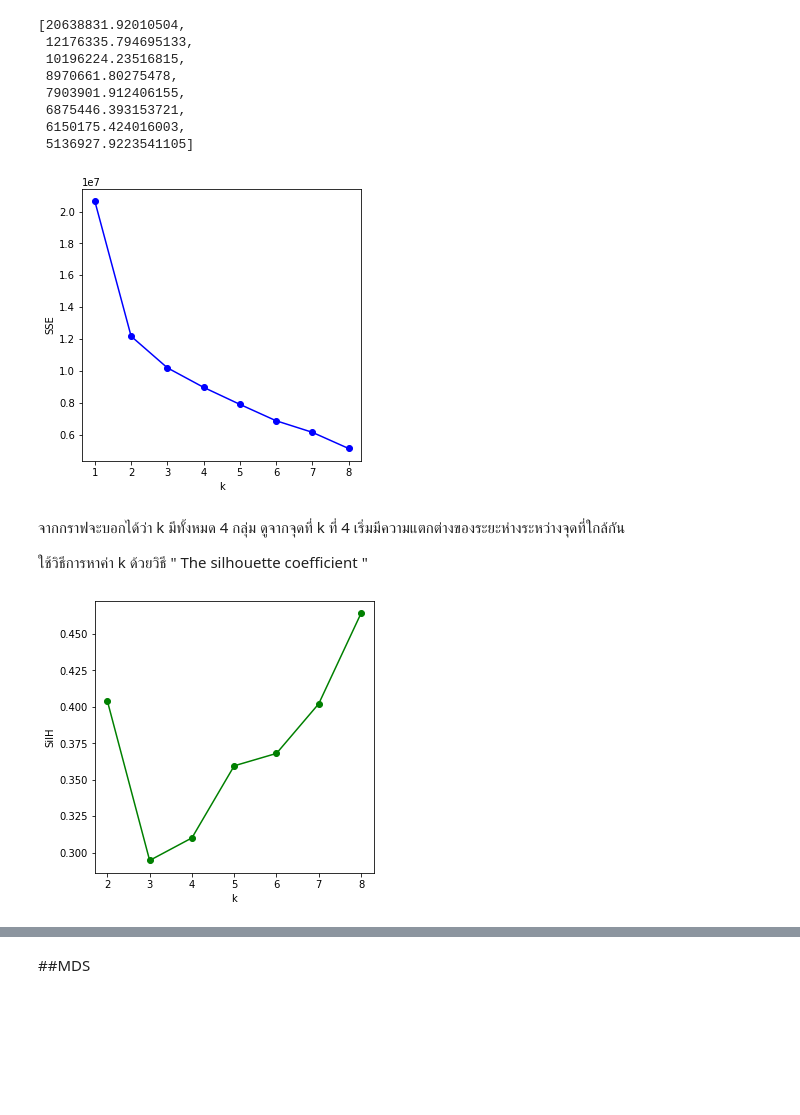
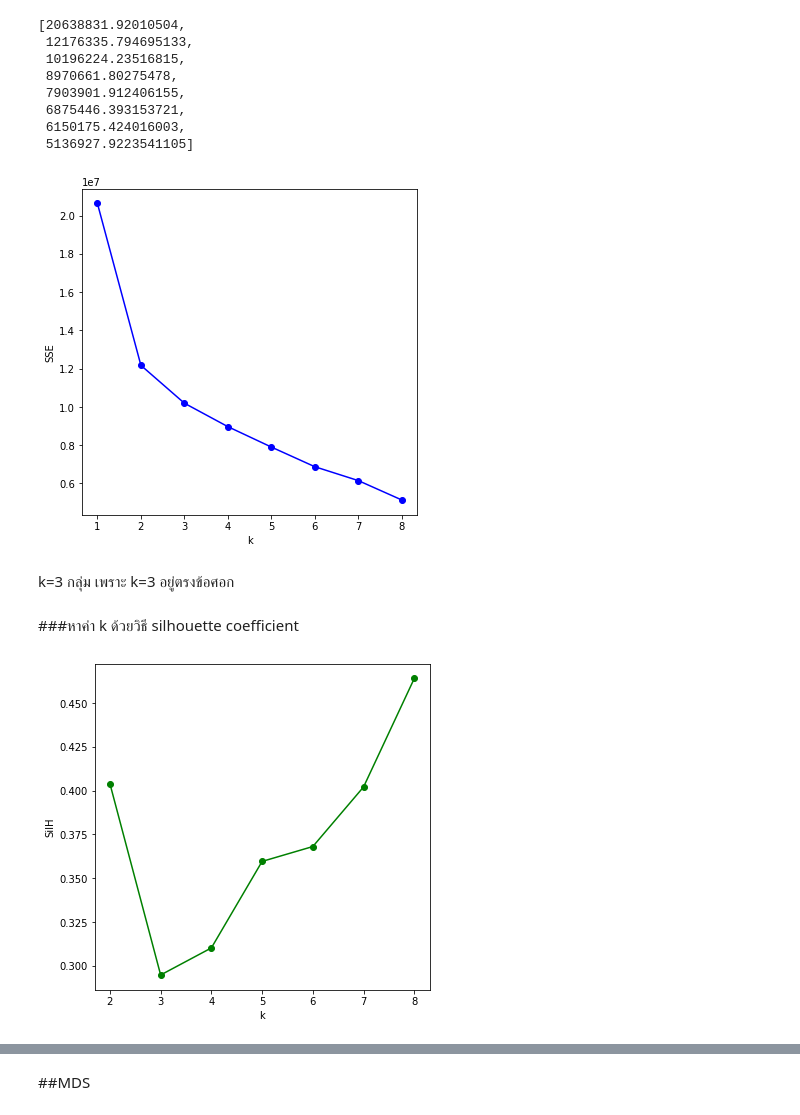
Before and after one commit to Thitichaya2000/multivariate, a Jupyter notebook: Multivariate_Exam.ipynb, the cells around one changed output, grey strips where cells are left out. Cells and saved outputs as stored; diff of their text form; code cells hidden in the pictures; blank space fills up the shorter version.

```diff
--- a/Multivariate_Exam.ipynb
+++ b/Multivariate_Exam.ipynb
@@ -169,15 +164,14 @@ SSE
  6150175.424016003,
  5136927.9223541105]
 # %%
-#ทำการนำค่า SSE ที่ได้มา plot กราฟเพื่อดูว่ามีกี่ k กลุ่ม
-matplotlib.rcParams['figure.figsize']=[5,5]
+matplotlib.rcParams['figure.figsize']=[6,6]
 plt.plot([1,2,3,4,5,6,7,8],SSE,'o-b')
 plt.xlabel('k')
 plt.ylabel('SSE');
 # %% [output]
-[figure, old version]
+[figure, new version]
-# %% [markdown]
-จากกราฟจะบอกได้ว่า k มีทั้งหมด 4 กลุ่ม ดูจากจุดที่ k ที่ 4 เริ่มมีความแตกต่างของระยะห่างระหว่างจุดที่ใกล้กัน
-
-ใช้วิธีการหาค่า k ด้วยวิธี " The silhouette coefficient "
+# %% [markdown]
+k=3 กลุ่ม เพราะ k=3 อยู่ตรงข้อศอก
+# %% [markdown]
+###หาค่า k ด้วยวิธี silhouette coefficient
 # %%
@@ -190,9 +184,9 @@ for k in [2,3,4,5,6,7,8]:
     score = metrics.silhouette_score(Data,kmeans.labels_)
     SilH.append(score)
 # %%
-matplotlib.rcParams['figure.figsize']=[5,5]
+matplotlib.rcParams['figure.figsize']=[6,6]
 plt.plot([2,3,4,5,6,7,8],SilH,'o-g')
 plt.xlabel('k')
 plt.ylabel('SilH');
 # %% [output]
-[figure, old version]
+[figure, new version]
```
Also changed, not shown: parts of 13 cells of this notebook.
